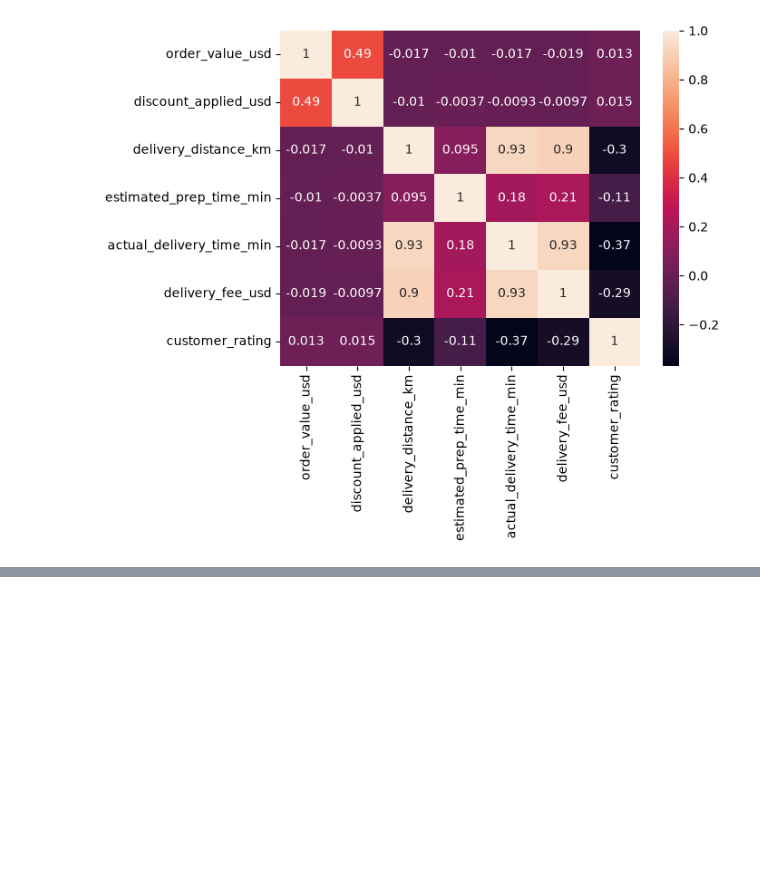
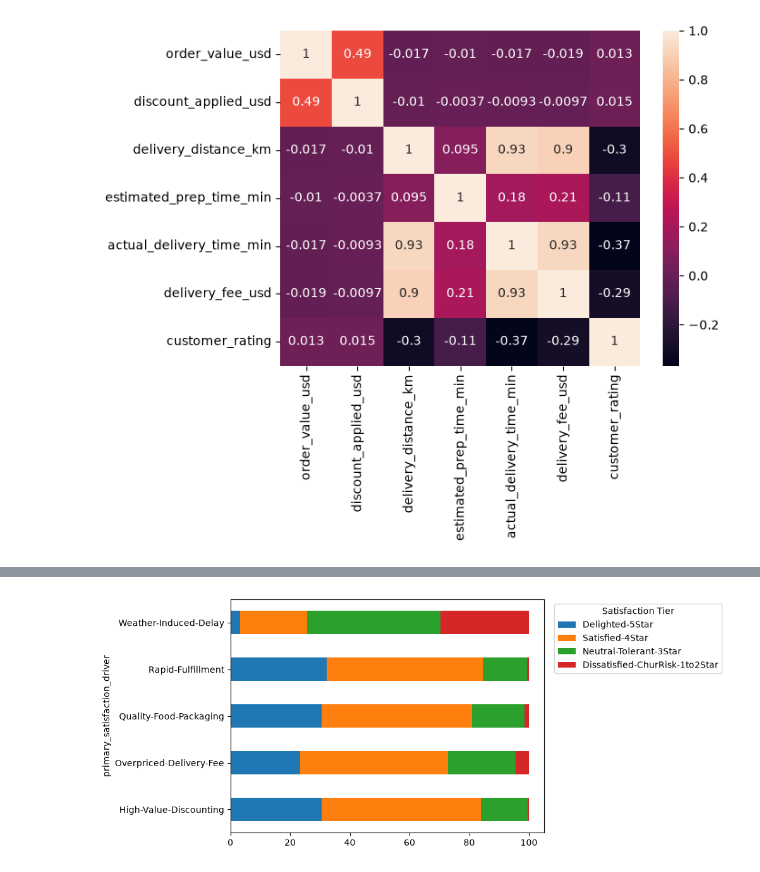
Before and after one commit to emorozo2006/global-food-delivery-eda, a Jupyter notebook: notebooks/notebook.ipynb, the cells around one changed output, grey strips where cells are left out. Saved outputs shown, nothing was run; the diff lists cells and outputs as text; code cells hidden in the pictures; blank space fills up the shorter version.

```diff
--- a/notebooks/notebook.ipynb
+++ b/notebooks/notebook.ipynb
@@ -324,0 +395,23 @@ plt.show()
+# %%
+driver_ct = (
+    pd.crosstab(
+        df["primary_satisfaction_driver"],
+        df["customer_satisfaction_tier"],
+        normalize="index",
+    )
+    * 100
+)[tier_order]
+
+driver_ct.plot(
+    kind="barh",
+    stacked=True,
+)
+
+plt.legend(
+    title="Satisfaction Tier",
+    bbox_to_anchor=(1.02, 1),
+    loc="upper left",
+)
+plt.show()
+# %% [output]
+[figure, added]
```
Also changed, not shown: parts of 15 cells of this notebook.
